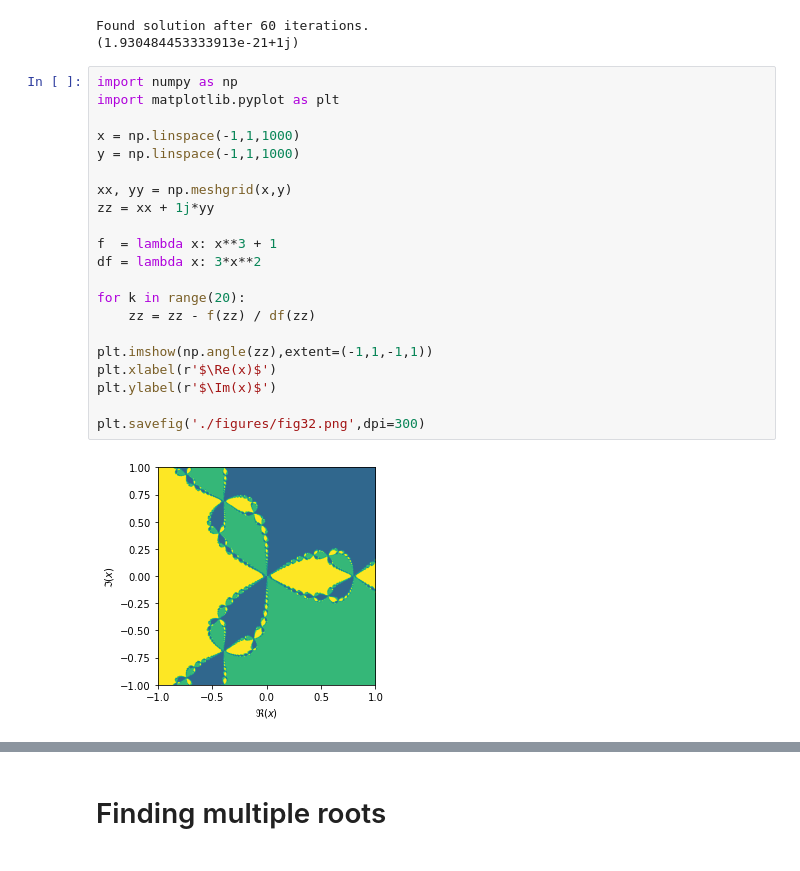
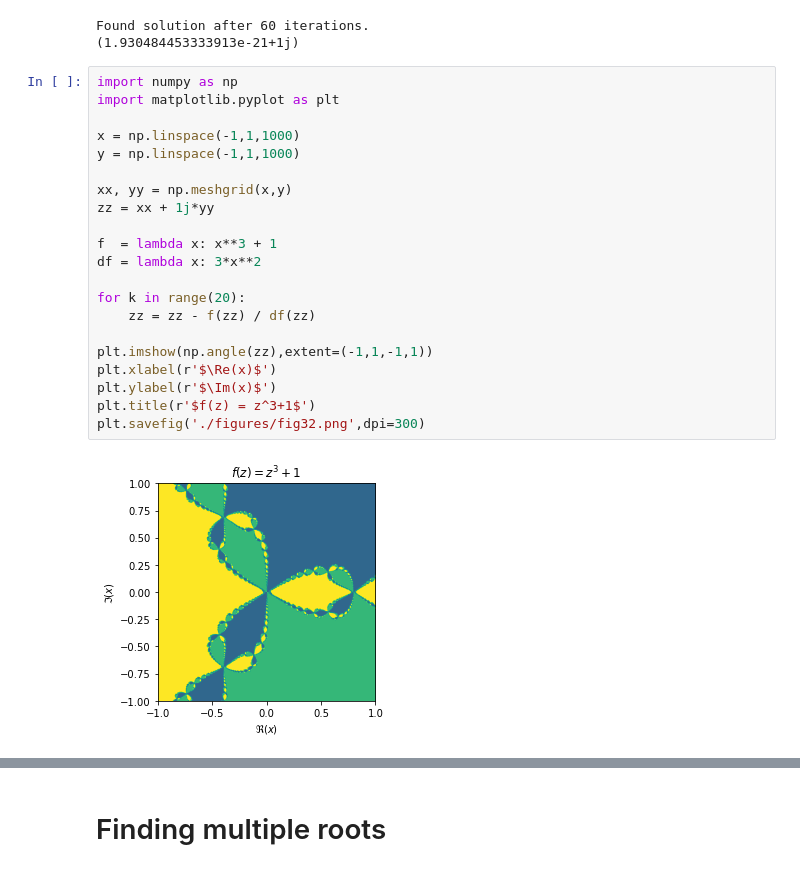
Before and after one commit to TristanvanLeeuwen/WISM100_Robotics, a Jupyter notebook: lectures/lecture1.ipynb, the cells around one changed output, grey strips where cells are left out. Cells and saved outputs as stored; diff of their text form.

```diff
--- a/lectures/lecture1.ipynb
+++ b/lectures/lecture1.ipynb
@@ -236,26 +236,26 @@ Found solution after 60 iterations.
 # %%
 import numpy as np
 import matplotlib.pyplot as plt
 
 x = np.linspace(-1,1,1000)
 y = np.linspace(-1,1,1000)
 
 xx, yy = np.meshgrid(x,y)
 zz = xx + 1j*yy
 
 f  = lambda x: x**3 + 1
 df = lambda x: 3*x**2
 
 for k in range(20):
     zz = zz - f(zz) / df(zz)
 
 plt.imshow(np.angle(zz),extent=(-1,1,-1,1))
 plt.xlabel(r'$\Re(x)$')
 plt.ylabel(r'$\Im(x)$')
-
+plt.title(r'$f(z) = z^3+1$')
 plt.savefig('./figures/fig32.png',dpi=300)
 # %% [output]
-[figure, old version]
+[figure, new version]
 # %% [markdown]
 ![](./figures/fig32.png)
 # %% [markdown]
```
Also changed, not shown: parts of 1 cell of this notebook, 4 other files.
